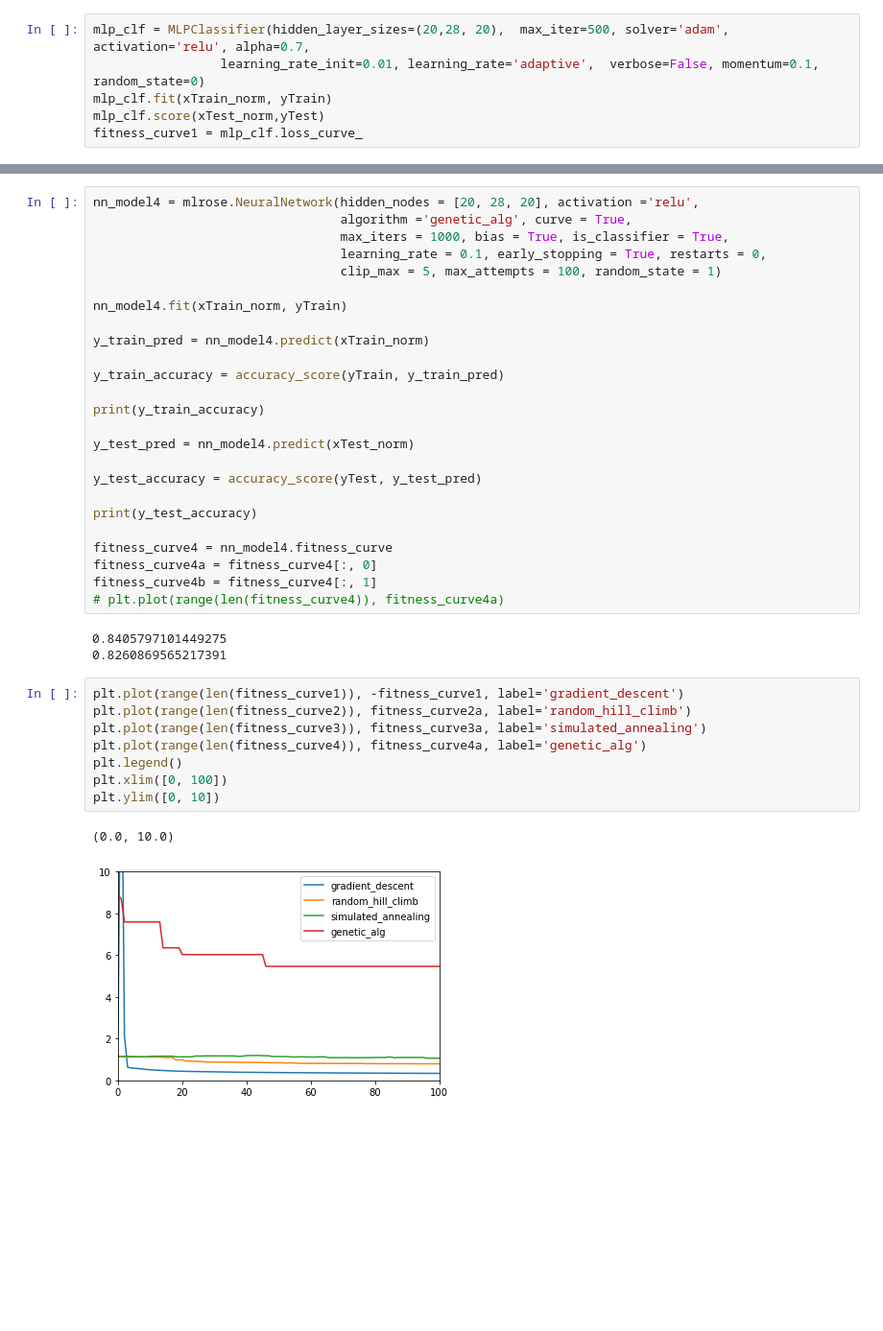
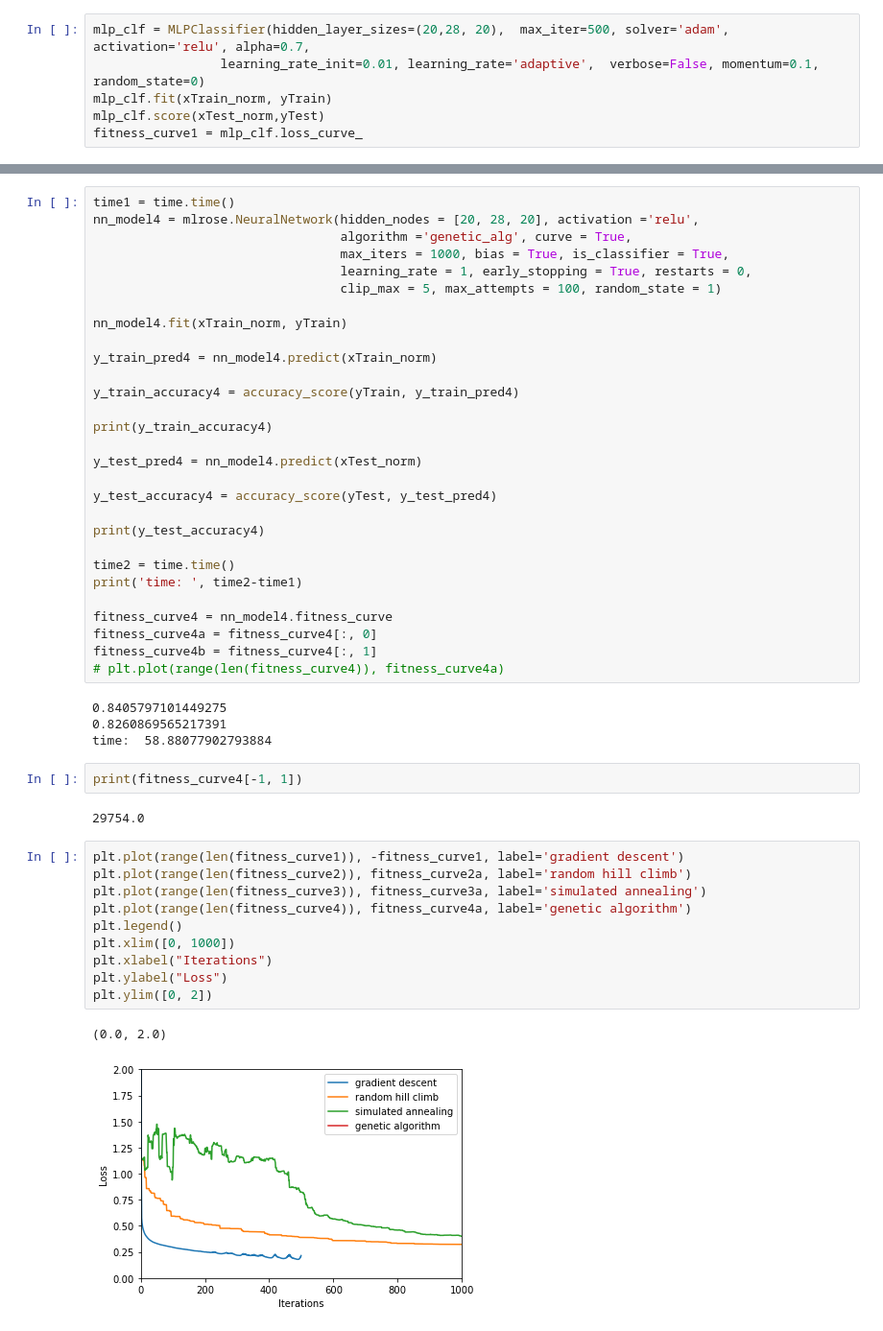
Before and after one commit to bryanliu94/CS7641_Machine_Learning, a Jupyter notebook: Assignment 2/Neural Network.ipynb, the cells around one changed output, grey strips where cells are left out. Shown: that part at 96% size. Saved outputs shown, nothing was run; the diff lists cells and outputs as text; blank space fills up the shorter version.

```diff
--- a/Assignment 2/Neural Network.ipynb
+++ b/Assignment 2/Neural Network.ipynb
@@ -220,23 +233,27 @@ fitness_curve3b = fitness_curve3[:, 1]
 # %%
+time1 = time.time()
 nn_model4 = mlrose.NeuralNetwork(hidden_nodes = [20, 28, 20], activation ='relu',
                                  algorithm ='genetic_alg', curve = True,
                                  max_iters = 1000, bias = True, is_classifier = True,
-                                 learning_rate = 0.1, early_stopping = True, restarts = 0,
+                                 learning_rate = 1, early_stopping = True, restarts = 0,
                                  clip_max = 5, max_attempts = 100, random_state = 1)
 
 nn_model4.fit(xTrain_norm, yTrain)
 
-y_train_pred = nn_model4.predict(xTrain_norm)
+y_train_pred4 = nn_model4.predict(xTrain_norm)
 
-y_train_accuracy = accuracy_score(yTrain, y_train_pred)
+y_train_accuracy4 = accuracy_score(yTrain, y_train_pred4)
 
-print(y_train_accuracy)
+print(y_train_accuracy4)
 
-y_test_pred = nn_model4.predict(xTest_norm)
+y_test_pred4 = nn_model4.predict(xTest_norm)
 
-y_test_accuracy = accuracy_score(yTest, y_test_pred)
+y_test_accuracy4 = accuracy_score(yTest, y_test_pred4)
 
-print(y_test_accuracy)
+print(y_test_accuracy4)
+
+time2 = time.time()
+print('time: ', time2-time1)
 
 fitness_curve4 = nn_model4.fitness_curve
 fitness_curve4a = fitness_curve4[:, 0]
@@ -245,17 +262,24 @@ fitness_curve4b = fitness_curve4[:, 1]
 # %% [output]
 0.8405797101449275
 0.8260869565217391
+time:  58.88077902793884
+# %%
+print(fitness_curve4[-1, 1])
+# %% [output]
+29754.0
 # %%
-plt.plot(range(len(fitness_curve1)), -fitness_curve1, label='gradient_descent')
-plt.plot(range(len(fitness_curve2)), fitness_curve2a, label='random_hill_climb')
-plt.plot(range(len(fitness_curve3)), fitness_curve3a, label='simulated_annealing')
-plt.plot(range(len(fitness_curve4)), fitness_curve4a, label='genetic_alg')
+plt.plot(range(len(fitness_curve1)), -fitness_curve1, label='gradient descent')
+plt.plot(range(len(fitness_curve2)), fitness_curve2a, label='random hill climb')
+plt.plot(range(len(fitness_curve3)), fitness_curve3a, label='simulated annealing')
+plt.plot(range(len(fitness_curve4)), fitness_curve4a, label='genetic algorithm')
 plt.legend()
-plt.xlim([0, 100])
-plt.ylim([0, 10])
+plt.xlim([0, 1000])
+plt.xlabel("Iterations")
+plt.ylabel("Loss")
+plt.ylim([0, 2])
 # %% [output]
-(0.0, 10.0)
+(0.0, 2.0)
-[figure, old version]
+[figure, new version]
 # %%
 # plt.plot(range(len(fitness_curve1)), fitness_curve1, label='gradient_descent')
 plt.plot(range(len(fitness_curve2)), fitness_curve2b, label='random_hill_climb')
```
Also changed, not shown: parts of 17 cells of this notebook, 11 other files.
